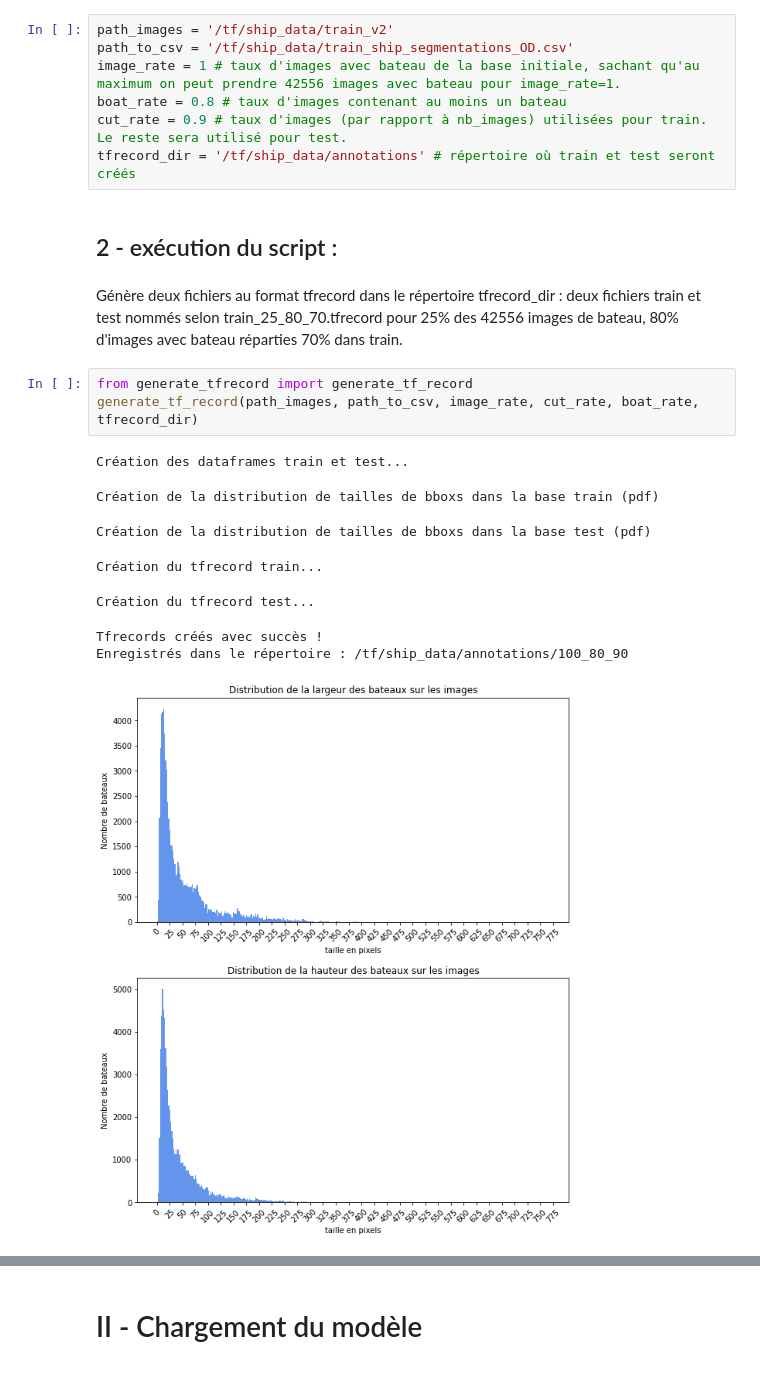
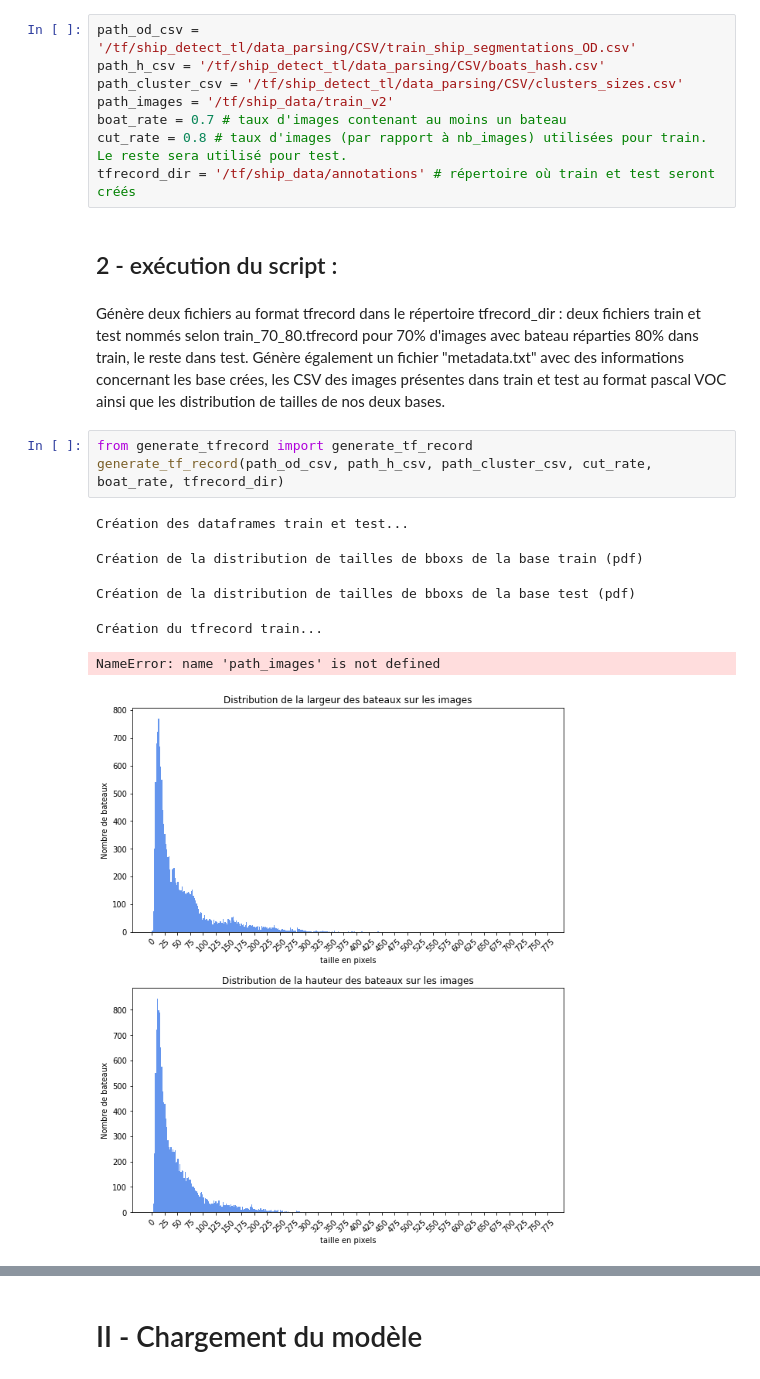
Before and after one commit to eustlb/ship-detect-tl, a Jupyter notebook: scripts/main.ipynb, the cells around one changed output, grey strips where cells are left out. Saved outputs shown, nothing was run; the diff lists cells and outputs as text.

```diff
--- a/scripts/main.ipynb
+++ b/scripts/main.ipynb
@@ -9,25 +9,25 @@ import os
 # %% [markdown]
 ## 1 - paramètres :
 # %%
+path_od_csv = '/tf/ship_detect_tl/data_parsing/CSV/train_ship_segmentations_OD.csv'
+path_h_csv = '/tf/ship_detect_tl/data_parsing/CSV/boats_hash.csv'
+path_cluster_csv = '/tf/ship_detect_tl/data_parsing/CSV/clusters_sizes.csv'
 path_images = '/tf/ship_data/train_v2'
-path_to_csv = '/tf/ship_data/train_ship_segmentations_OD.csv'
-image_rate = 1 # taux d'images avec bateau de la base initiale, sachant qu'au maximum on peut prendre 42556 images avec bateau pour image_rate=1.
-boat_rate = 0.8 # taux d'images contenant au moins un bateau
-cut_rate = 0.9 # taux d'images (par rapport à nb_images) utilisées pour train. Le reste sera utilisé pour test.
+boat_rate = 0.7 # taux d'images contenant au moins un bateau
+cut_rate = 0.8 # taux d'images (par rapport à nb_images) utilisées pour train. Le reste sera utilisé pour test.
 tfrecord_dir = '/tf/ship_data/annotations' # répertoire où train et test seront créés
 # %% [markdown]
 ## 2 - exécution du script :
 # %% [markdown]
-Génère deux fichiers au format tfrecord dans le répertoire tfrecord_dir : deux fichiers train et test nommés selon train_25_80_70.tfrecord pour 25% des 42556 images de bateau, 80% d'images avec bateau réparties 70% dans train.
+Génère deux fichiers au format tfrecord dans le répertoire tfrecord_dir : deux fichiers train et test nommés selon train_70_80.tfrecord pour 70% d'images avec bateau réparties 80% dans train, le reste dans test.
+Génère également un fichier "metadata.txt" avec des informations concernant les base crées, les CSV des images présentes dans train et test au format pascal VOC ainsi que les distribution de tailles de nos deux bases.
 # %%
 from generate_tfrecord import generate_tf_record
-generate_tf_record(path_images, path_to_csv, image_rate, cut_rate, boat_rate, tfrecord_dir)
+generate_tf_record(path_od_csv, path_h_csv, path_cluster_csv, cut_rate, boat_rate, tfrecord_dir)
 # %% [output]
 Création des dataframes train et test...
-Création de la distribution de tailles de bboxs dans la base train (pdf)
+Création de la distribution de tailles de bboxs de la base train (pdf)
-Création de la distribution de tailles de bboxs dans la base test (pdf)
+Création de la distribution de tailles de bboxs de la base test (pdf)
 Création du tfrecord train...
-Création du tfrecord test...
+NameError: name 'path_images' is not defined
-Tfrecords créés avec succès !
-Enregistrés dans le répertoire : /tf/ship_data/annotations/100_80_90
-[figure, old version]
+[figure, new version]
```
Also changed, not shown: parts of 1 cell of this notebook, 13 other files.
